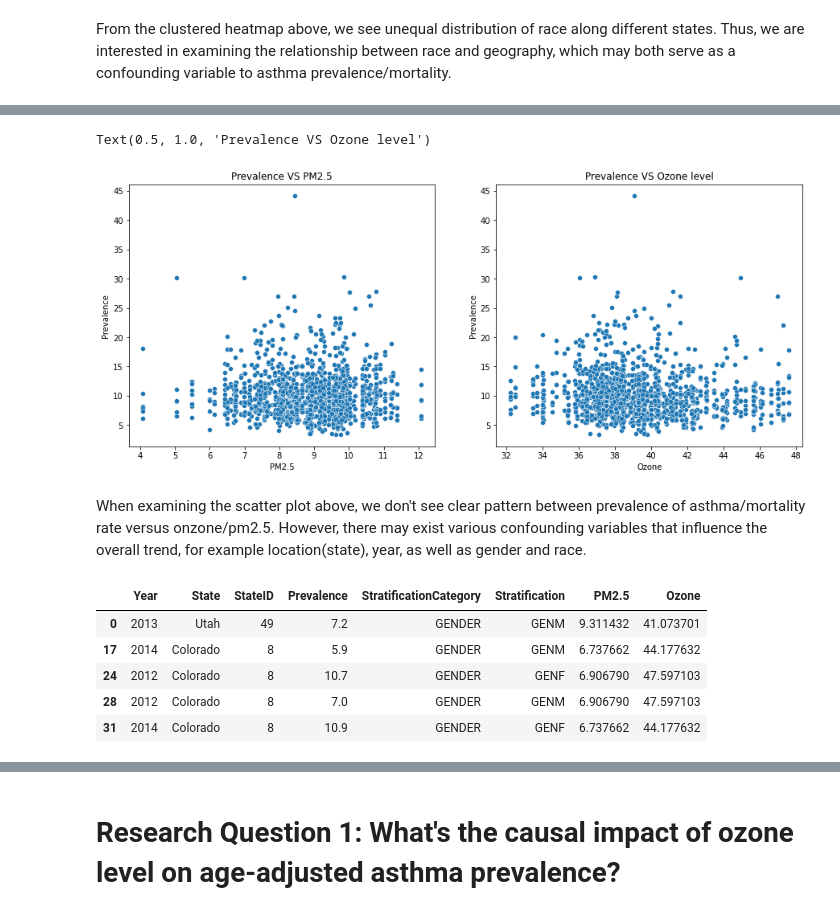
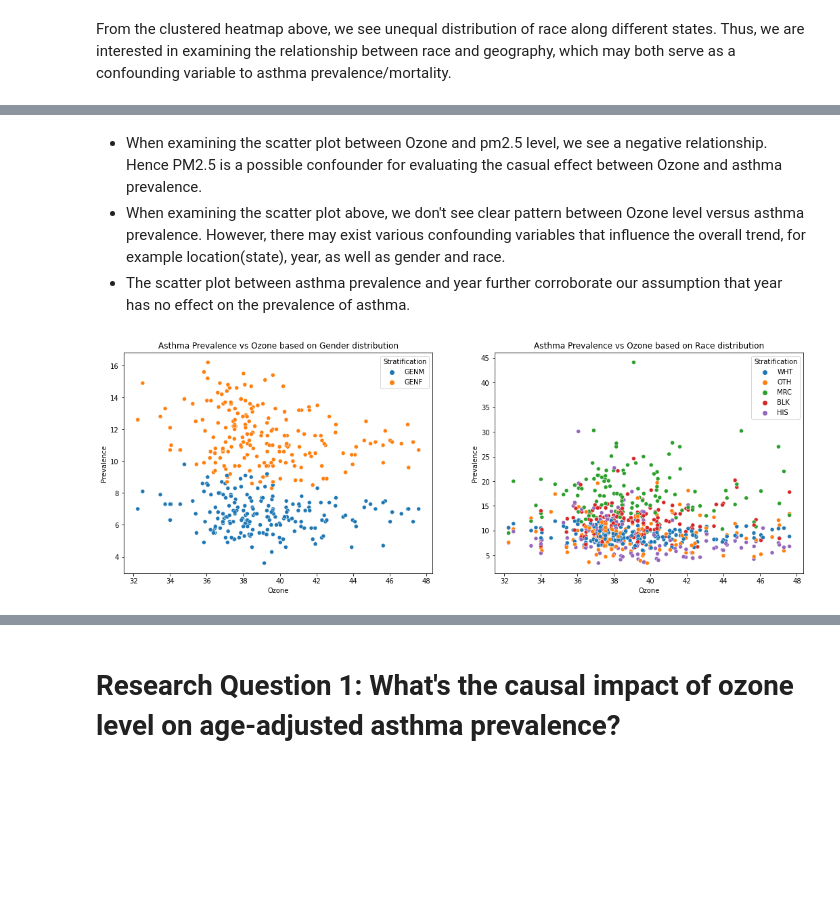
Before and after one commit to lucy-tian/project102, a Jupyter notebook: Data C102 project_ck2_v3.ipynb, the cells around one changed output, grey strips where cells are left out. Cells and saved outputs as stored; diff of their text form; code cells hidden in the pictures; blank space fills up the shorter version.

```diff
--- a/Data C102 project_ck2_v3.ipynb
+++ b/Data C102 project_ck2_v3.ipynb
@@ -265,24 +257,16 @@ When examining the scatterplot between Ozone and pm2.5 level, we see no distinct
+# %% [markdown]
+- When examining the scatter plot between Ozone and pm2.5 level, we see a negative relationship. Hence PM2.5 is a possible confounder for evaluating the casual effect between Ozone and asthma prevalence.
+- When examining the scatter plot above, we don't see clear pattern between Ozone level versus asthma prevalence. However, there may exist various confounding variables that influence the overall trend, for example location(state), year, as well as gender and race.
+- The scatter plot between asthma prevalence and year further corroborate our assumption that year has no effect on the prevalence of asthma.
 # %%
-plt.figure(figsize = (15, 6))
+plt.figure(figsize = (18, 6))
 
 plt.subplot(1, 2, 1)
-sns.scatterplot(x='PM2.5', y='Prevalence', data=prevalence_final)
-plt.title('Prevalence VS PM2.5')
+sns.scatterplot(data=prevalence_gender, x = 'Ozone', y = 'Prevalence', hue='Stratification');
+plt.title('Asthma Prevalence vs Ozone based on Gender distribution');
 
 plt.subplot(1, 2, 2)
-sns.scatterplot(x='Ozone', y='Prevalence', data=prevalence_final)
-plt.title('Prevalence VS Ozone level')
+sns.scatterplot(data=prevalence_race, x = 'Ozone', y = 'Prevalence', hue='Stratification');
+plt.title('Asthma Prevalence vs Ozone based on Race distribution');
 # %% [output]
-Text(0.5, 1.0, 'Prevalence VS Ozone level')
-[figure, old version]
+[figure, new version]
-# %% [markdown]
-When examining the scatter plot above, we don't see clear pattern between prevalence of asthma/mortality rate versus onzone/pm2.5. However, there may exist various confounding variables that influence the overall trend, for example location(state), year, as well as gender and race.
-# %%
-prevalence_gender.head()
-# %% [output]
-|  | Year | State | StateID | Prevalence | StratificationCategory | Stratification | PM2.5 | Ozone |
-| 0 | 2013 | Utah | 49 | 7.2 | GENDER | GENM | 9.311432 | 41.073701 |
-| 17 | 2014 | Colorado | 8 | 5.9 | GENDER | GENM | 6.737662 | 44.177632 |
-| 24 | 2012 | Colorado | 8 | 10.7 | GENDER | GENF | 6.906790 | 47.597103 |
-| 28 | 2012 | Colorado | 8 | 7.0 | GENDER | GENM | 6.906790 | 47.597103 |
-| 31 | 2014 | Colorado | 8 | 10.9 | GENDER | GENF | 6.737662 | 44.177632 |
```
Also changed, not shown: parts of 176 cells of this notebook, 1 other file.
